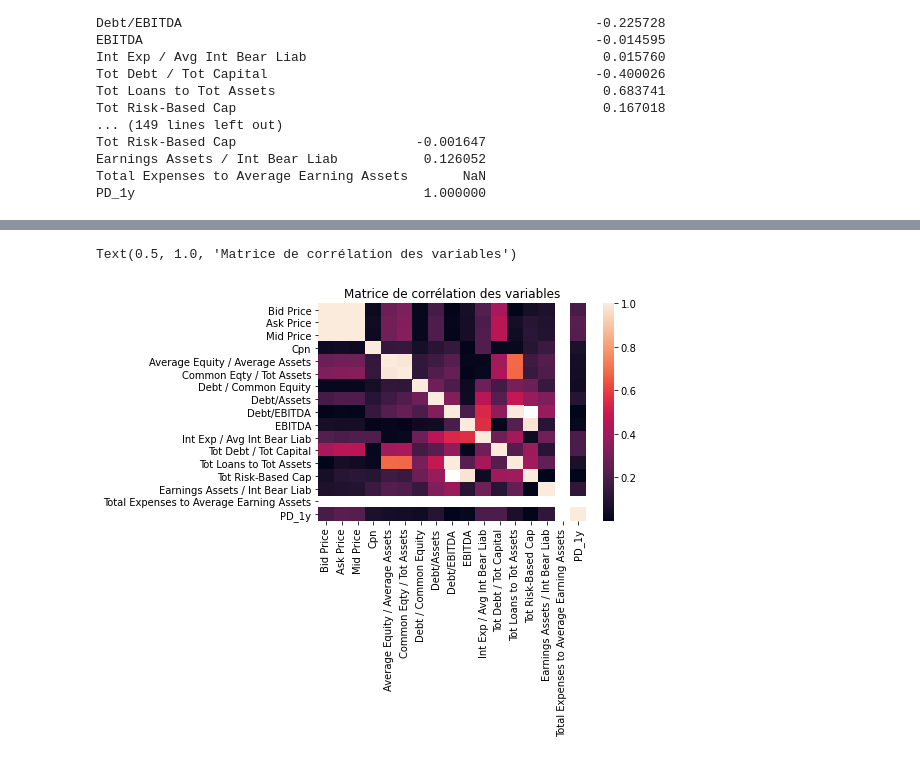
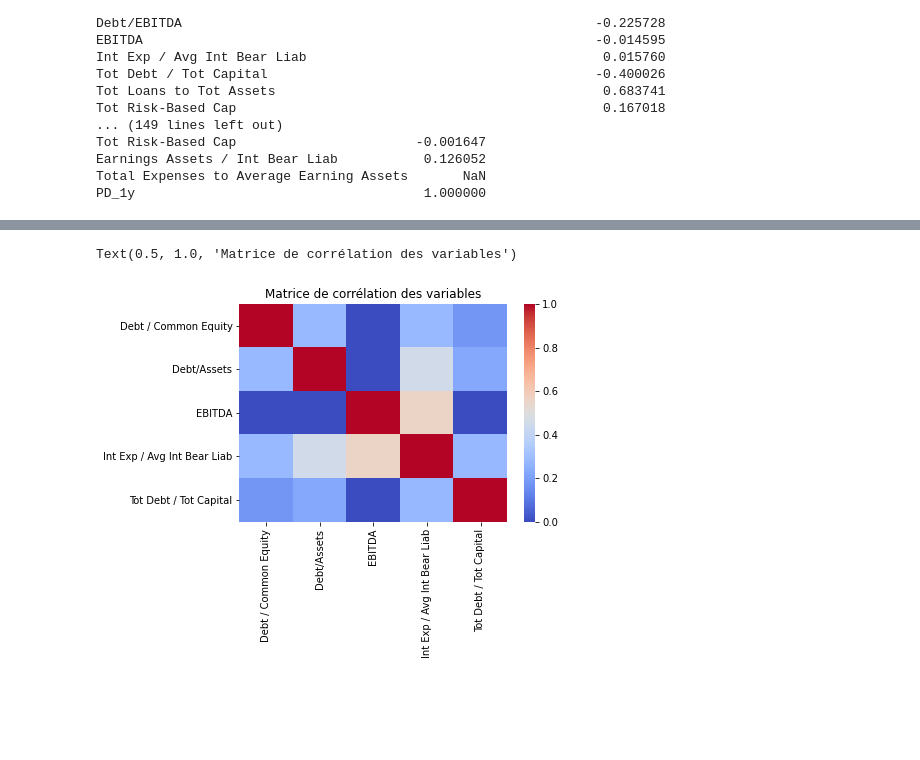
Before and after one commit to Rxzh/PD, a Jupyter notebook: Choix des variables explicatives.ipynb, the cells around one changed output, grey strips where cells are left out. Saved outputs shown, nothing was run; the diff lists cells and outputs as text; code cells hidden in the pictures; blank space fills up the shorter version.

```diff
--- a/Choix des variables explicatives.ipynb
+++ b/Choix des variables explicatives.ipynb
@@ -9,2 +18,2 @@ df = pd.read_csv('C:/Users/mathilde.binet/Desktop/PIF/2907/market_data_pd (3).cs
 # %%
-df = df.drop(columns=['Unnamed: 0','Ask Price', 'Mid Price','Bid Price','Ticker_x','Ticker_y','Reference Security','Cpn'])
+df = df.drop(columns=['Issuer Name','Maturity','Unnamed: 0','Ask Price', 'Mid Price','Bid Price','Ticker_x','Ticker_y','Reference Security','Cpn'])
@@ -69,0 +219,2 @@ corr
+# %%
+var = df[["Debt / Common Equity","Debt/Assets","EBITDA","Int Exp / Avg Int Bear Liab","Tot Debt / Tot Capital"]]
@@ -69,0 +236,4 @@ corr
+# %%
+corr_var = var.corr()
+print("The correlation DataFrame is:")
+print(corr_var, "\n")
@@ -70,9 +258,7 @@ corr
 # %%
-sns.heatmap(corr,
-        xticklabels=corr.columns,
-        yticklabels=corr.columns)
+sns.heatmap(corr_var, xticklabels=corr_var.columns, yticklabels=corr_var.columns, vmin=0.00, vmax=1,cmap='coolwarm')
 
 plt.title('Matrice de corrélation des variables')
 # %% [output]
 Text(0.5, 1.0, 'Matrice de corrélation des variables')
-[figure, old version]
+[figure, new version]
```
Also changed, not shown: parts of 72 cells of this notebook.
